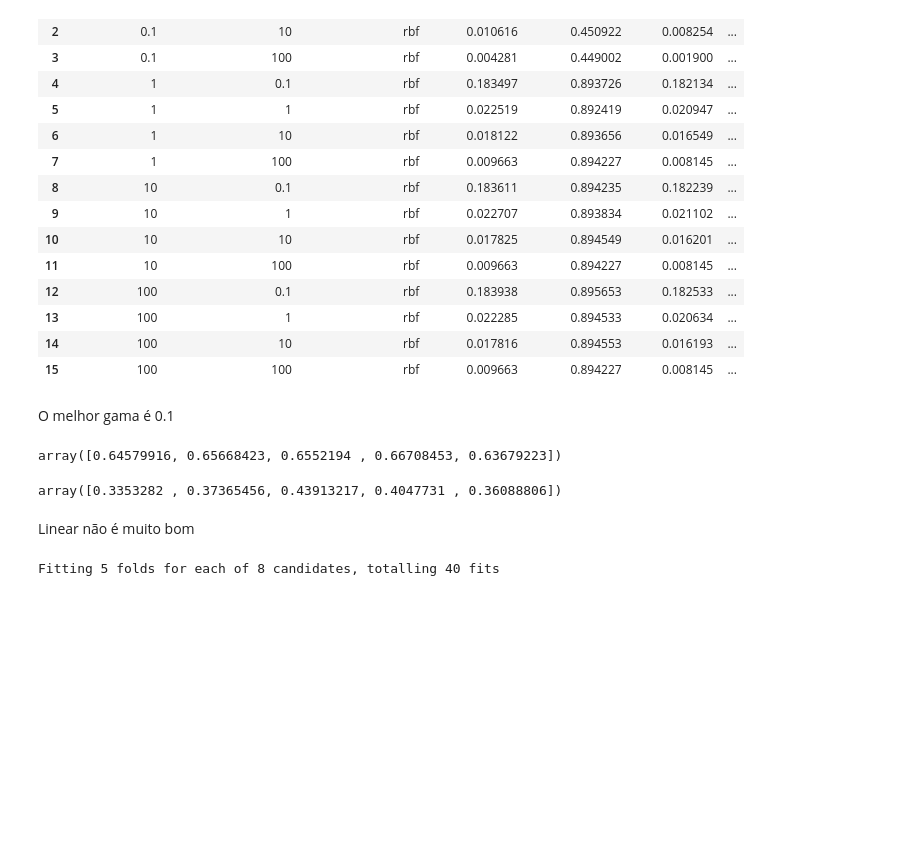
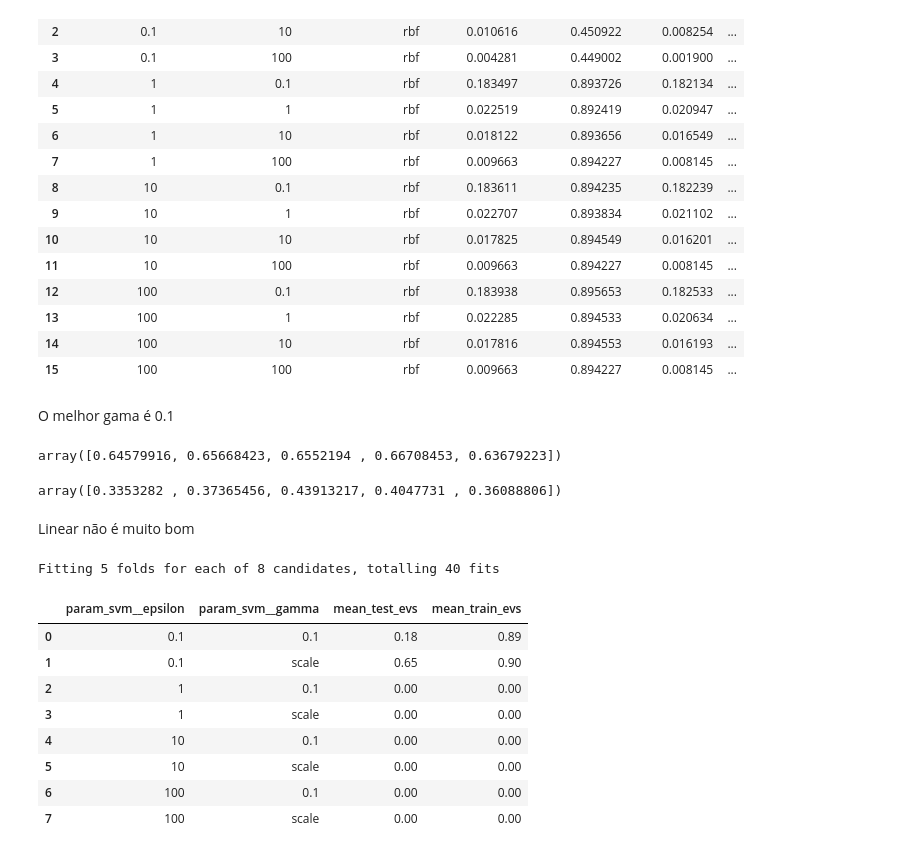
Before and after one commit to Parolps/Projeto-3, a Jupyter notebook: notebooks/Svm_grid.ipynb, the cells around one changed output. Cells and saved outputs as stored; diff of their text form; code cells hidden in the pictures; blank space fills up the shorter version.

```diff
--- a/notebooks/Svm_grid.ipynb
+++ b/notebooks/Svm_grid.ipynb
@@ -197,3 +197,17 @@ Fitting 5 folds for each of 8 candidates, totalling 40 fits
 # %%
 svm_rbf = pd.DataFrame(gs_rbf_results.cv_results_)
 svm_rbf.to_csv("../data/svm_rbf_gridsearch_results.csv")
+# %%
+svm_rbf[
+    ["param_svm__epsilon", "param_svm__gamma", "mean_test_evs", "mean_train_evs"]
+].round(2)
+# %% [output]
+|  | param_svm__epsilon | param_svm__gamma | mean_test_evs | mean_train_evs |
+| 0 | 0.1 | 0.1 | 0.18 | 0.89 |
+| 1 | 0.1 | scale | 0.65 | 0.90 |
+| 2 | 1 | 0.1 | 0.00 | 0.00 |
+| 3 | 1 | scale | 0.00 | 0.00 |
+| 4 | 10 | 0.1 | 0.00 | 0.00 |
+| 5 | 10 | scale | 0.00 | 0.00 |
+| 6 | 100 | 0.1 | 0.00 | 0.00 |
+| 7 | 100 | scale | 0.00 | 0.00 |
```
Also changed, not shown: parts of 9 cells of this notebook, 9 other files.
